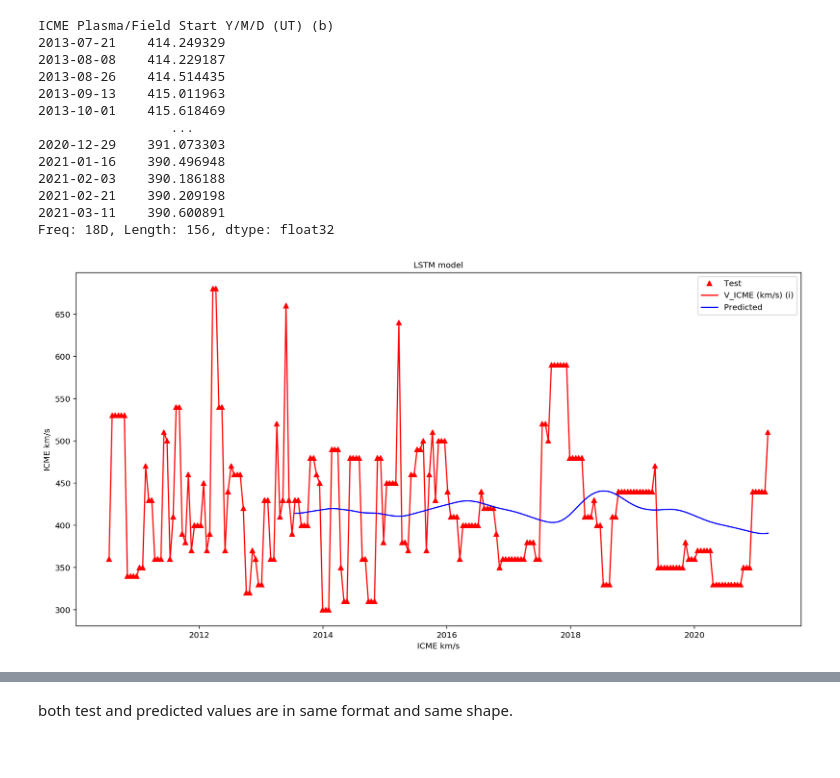
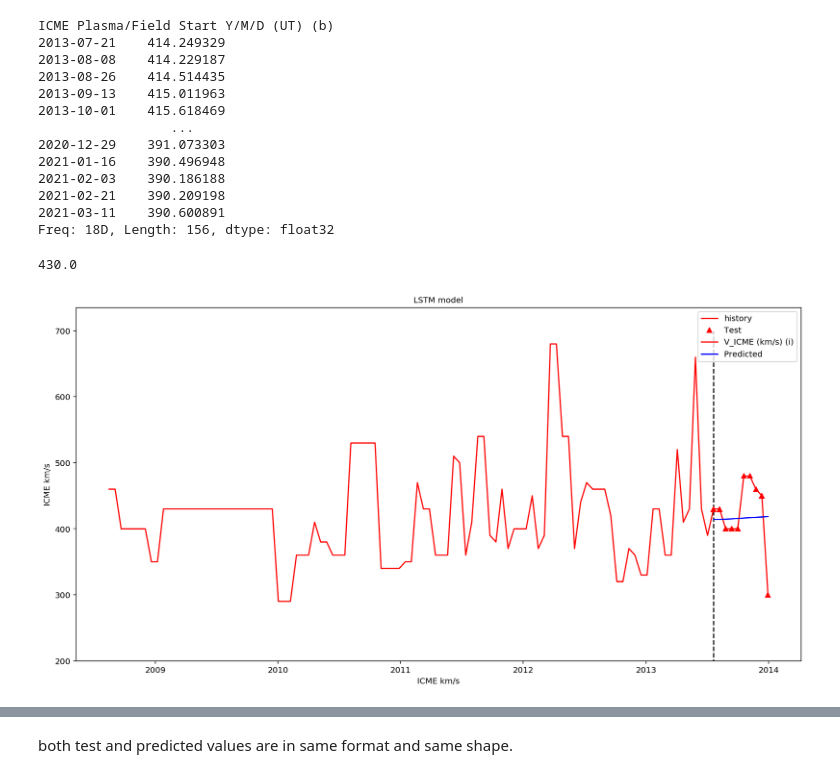
Before and after one commit to Atashnezhad/CME_forcast, a Jupyter notebook: Codes/P03_02_Univar_LSTM.ipynb, the cells around one changed output, grey strips where cells are left out. Cells and saved outputs as stored; diff of their text form; code cells hidden in the pictures.

```diff
--- a/Codes/P03_02_Univar_LSTM.ipynb
+++ b/Codes/P03_02_Univar_LSTM.ipynb
@@ -408,35 +408,41 @@ ICME Plasma/Field Start Y/M/D (UT) (b)
 Freq: 18D, Length: 156, dtype: float32
 # %%
 # predicted_ICME_timeseri.values = predicted_ICME_reshaped
+# %%
+df[347:348][0]
+# %% [output]
+430.0
 # %%
 
 # Some functions to help out with
 # lstm source https://www.kaggle.com/thebrownviking20/intro-to-recurrent-neural-networks-lstm-gru
-def plot_predictions(test, predicted, past):
+def plot_predictions(test, predicted, past, ahead):
     plt.figure(figsize=(16,8))
 
-#     plt.plot(np.array(df[(347-past):347]), 'k',label='history')
+    plt.plot(df[(347-past):348], 'r',label='history')
+    plt.vlines(df[347:348].index,0, 700, colors='k', linestyles='dashed')
+
+    plt.plot(test[0:ahead], 'r^',label='Test')
+    plt.plot(test[0:ahead], 'r')
+#     test.plot(kind='scatter')
+
+    plt.plot(predicted[0:ahead], color='blue',label='Predicted')
+    plt.title('LSTM model', fontsize=10)
+    plt.xlabel('ICME km/s', fontsize=10)
+    plt.ylabel('ICME km/s', fontsize=10)
 
 
 
 
-    plt.plot(test_set, 'r^',label='Test')
-    plt.plot(test_set, 'r')
-#     test.plot(kind='scatter')
-
-    plt.plot(predicted, color='blue',label='Predicted')
-    plt.title('LSTM model', fontsize=10)
-    plt.xlabel('ICME km/s', fontsize=10)
-    plt.ylabel('ICME km/s', fontsize=10)
     plt.xticks(fontsize=10), plt.yticks(fontsize=10)
     plt.legend(fontsize=10)
-#     plt.ylim(0,)
+    plt.ylim(200,)
 
-    plt.show()
+#     plt.show()
 # %%
 # Visualizing the results for LSTM
-plot_predictions(test_set, predicted_ICME_reshaped_ser, past=100)
+plot_predictions(test_set[61:], predicted_ICME_reshaped_ser, past=100, ahead=10)
 # %% [output]
-[figure, old version]
+[figure, new version]
 # %%
 return_rmse(test_set_edited_np,predicted_temp)
```
Also changed, not shown: parts of 11 cells of this notebook, 1 other file.
